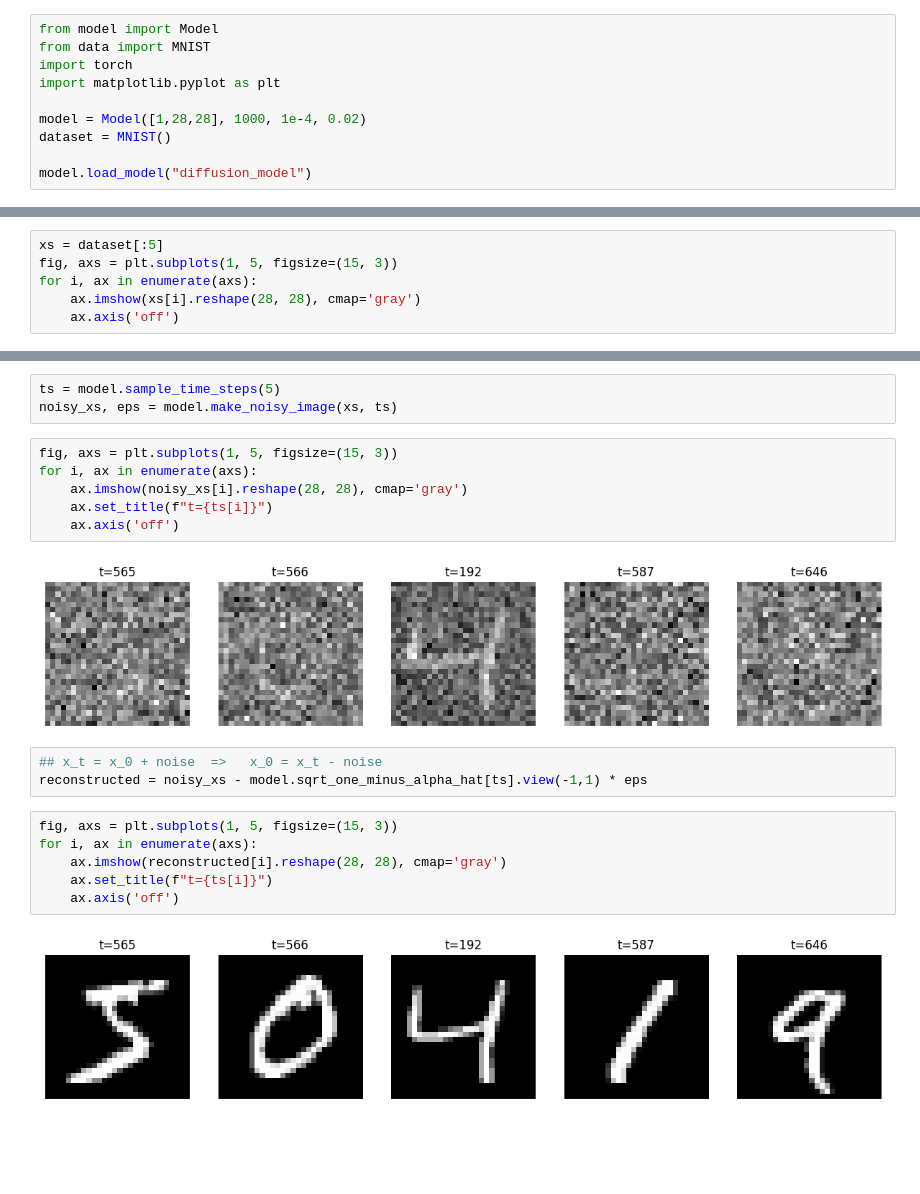
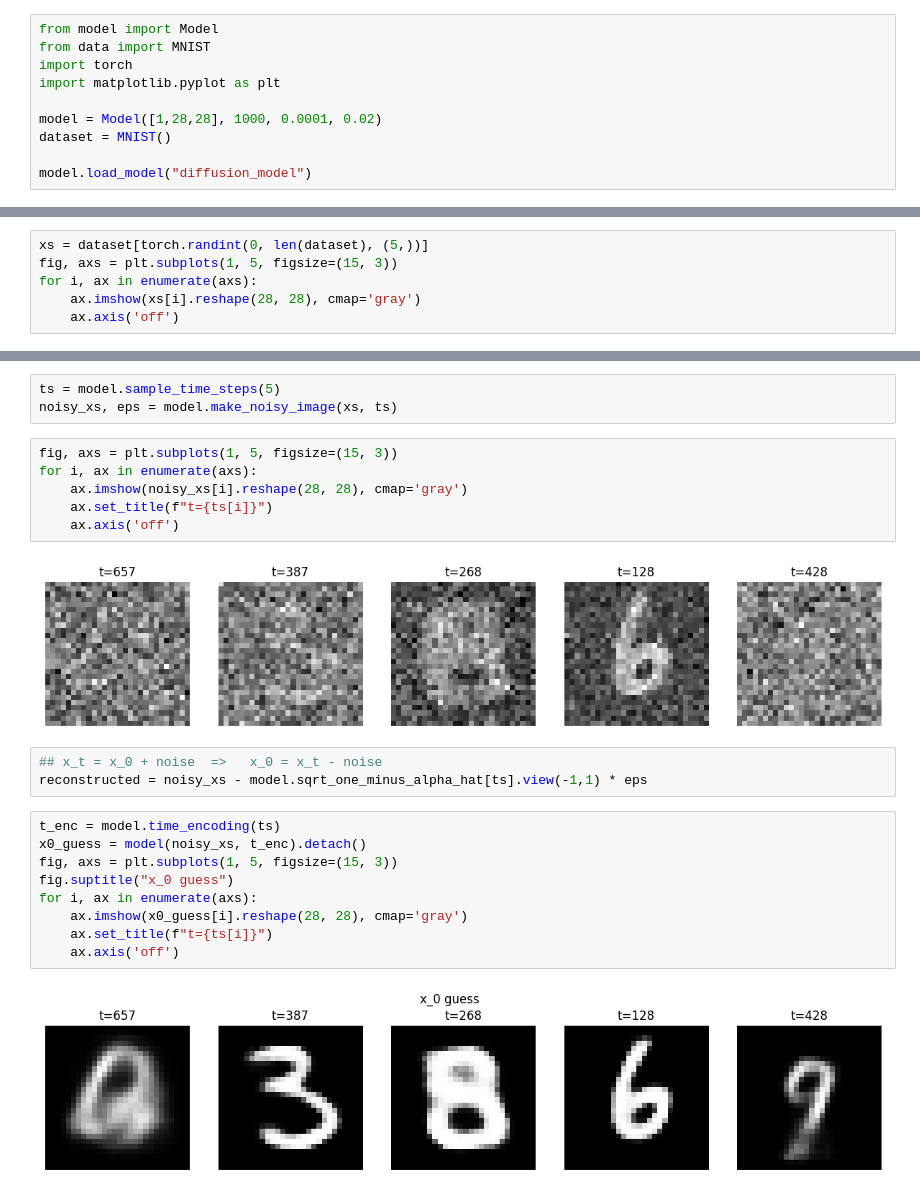
Before and after one commit to Andemand111/Specialkursus_diffusionmodel, a Jupyter notebook: testing.IPYNB, the cells around one changed output, grey strips where cells are left out. Saved outputs shown, nothing was run; the diff lists cells and outputs as text; blank space fills up the shorter version.

```diff
--- a/testing.IPYNB
+++ b/testing.IPYNB
@@ -4,14 +4,14 @@ from data import MNIST
 import torch
 import matplotlib.pyplot as plt
 
-model = Model([1,28,28], 1000, 1e-4, 0.02)
+model = Model([1,28,28], 1000, 0.0001, 0.02)
 dataset = MNIST()
 
 model.load_model("diffusion_model")
 # %% [output]
 Model loaded!
 # %%
-xs = dataset[:5]
+xs = dataset[torch.randint(0, len(dataset), (5,))]
 fig, axs = plt.subplots(1, 5, figsize=(15, 3))
 for i, ax in enumerate(axs):
     ax.imshow(xs[i].reshape(28, 28), cmap='gray')
@@ -28,15 +28,18 @@ for i, ax in enumerate(axs):
     ax.set_title(f"t={ts[i]}")
     ax.axis('off')
 # %% [output]
-[figure, old version]
+[figure, new version]
 # %%
 ## x_t = x_0 + noise  =>   x_0 = x_t - noise
 reconstructed = noisy_xs - model.sqrt_one_minus_alpha_hat[ts].view(-1,1) * eps
 # %%
+t_enc = model.time_encoding(ts)
+x0_guess = model(noisy_xs, t_enc).detach()
 fig, axs = plt.subplots(1, 5, figsize=(15, 3))
+fig.suptitle("x_0 guess")
 for i, ax in enumerate(axs):
-    ax.imshow(reconstructed[i].reshape(28, 28), cmap='gray')
+    ax.imshow(x0_guess[i].reshape(28, 28), cmap='gray')
     ax.set_title(f"t={ts[i]}")
     ax.axis('off')
 # %% [output]
-[figure, old version]
+[figure, new version]
```
Also changed, not shown: parts of 2 cells of this notebook, 2 other files.
